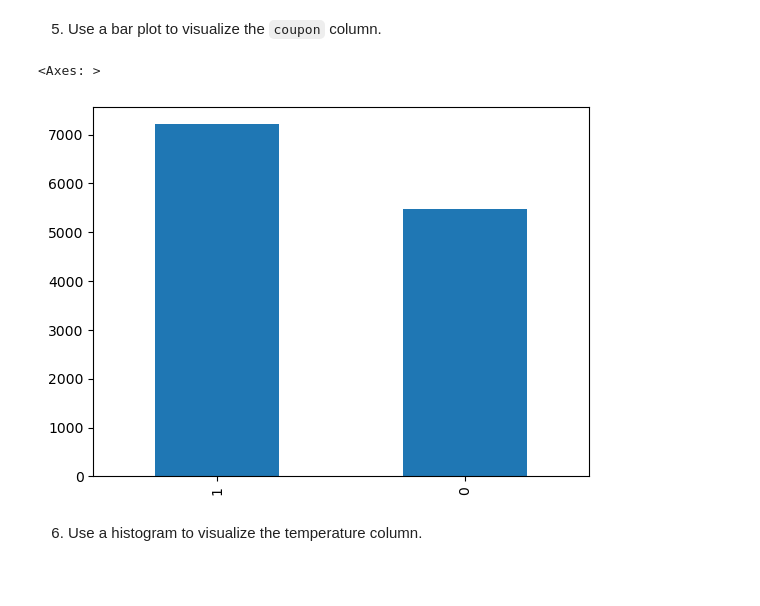
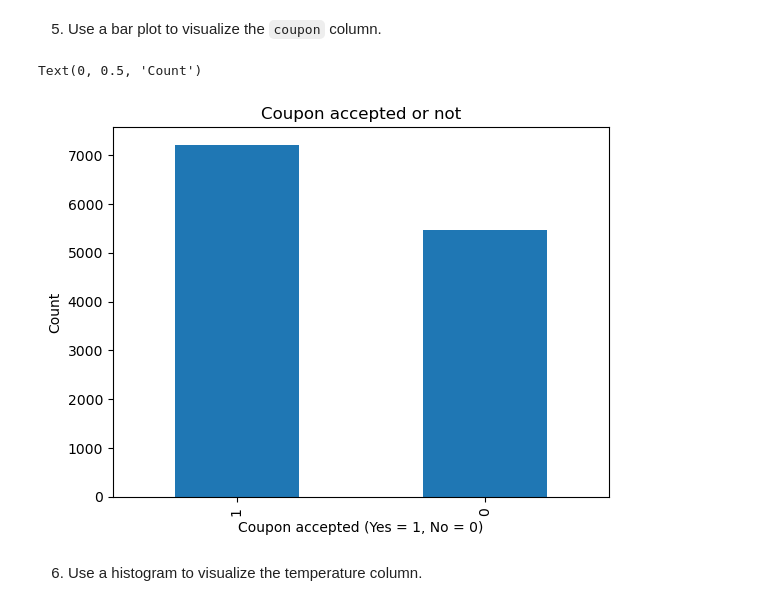
Before and after one commit to rsingh09/coupon-acceptance, a Jupyter notebook: prompt.ipynb, the cells around one changed output. Cells and saved outputs as stored; diff of their text form; code cells hidden in the pictures; blank space fills up the shorter version.

```diff
--- a/prompt.ipynb
+++ b/prompt.ipynb
@@ -132,11 +135,14 @@ print(f"Proportion of coupon accepted: {coupon_accepted:.2%}")
 Proportion of coupon accepted: 56.84%
 # %% [markdown]
 5. Use a bar plot to visualize the `coupon` column.
-# %%
-coupon_count.plot(kind='bar')
-# %% [output]
-<Axes: >
-[figure, removed]
+# %%
+coupon_count.plot(kind='bar')
+plt.title('Coupon accepted or not')
+plt.xlabel('Coupon accepted (Yes = 1, No = 0)')
+plt.ylabel('Count')
+# %% [output]
+Text(0, 0.5, 'Count')
+[figure, added]
 # %% [markdown]
 6. Use a histogram to visualize the temperature column.
 # %%
```
Also changed, not shown: parts of 3 cells of this notebook.
